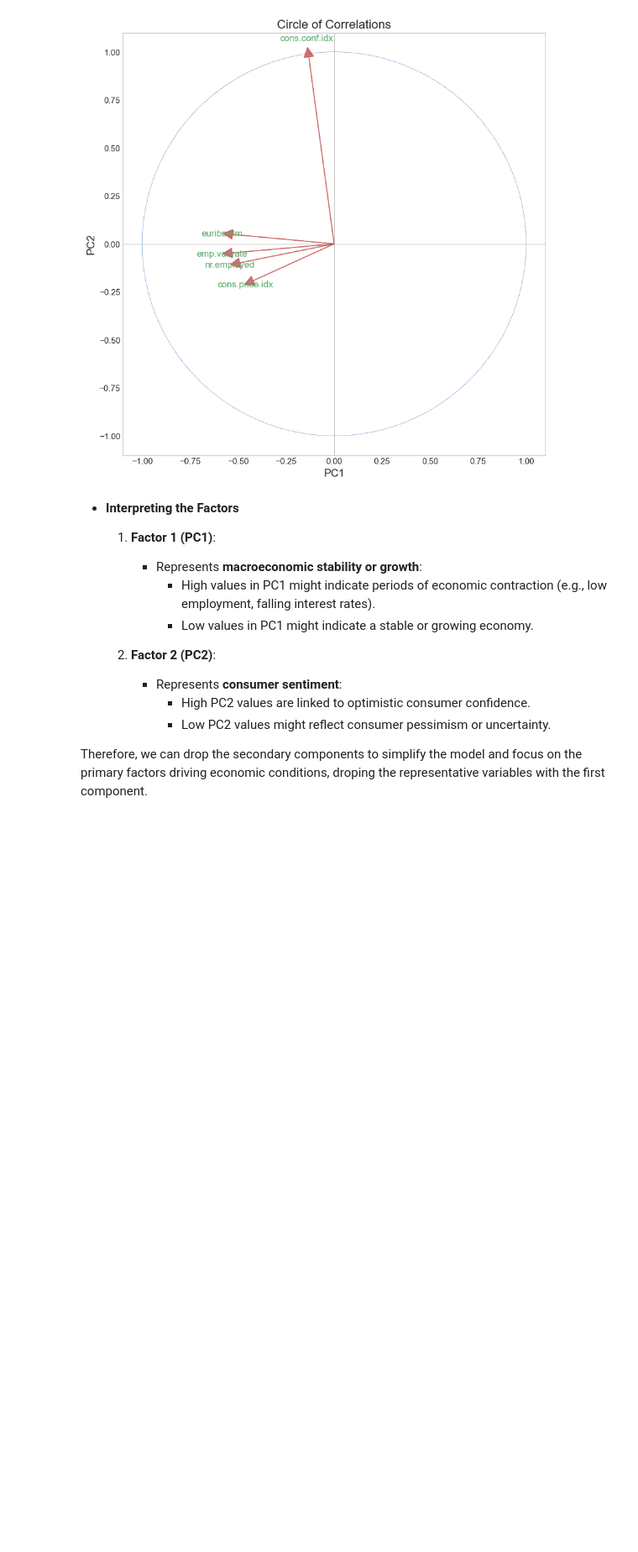
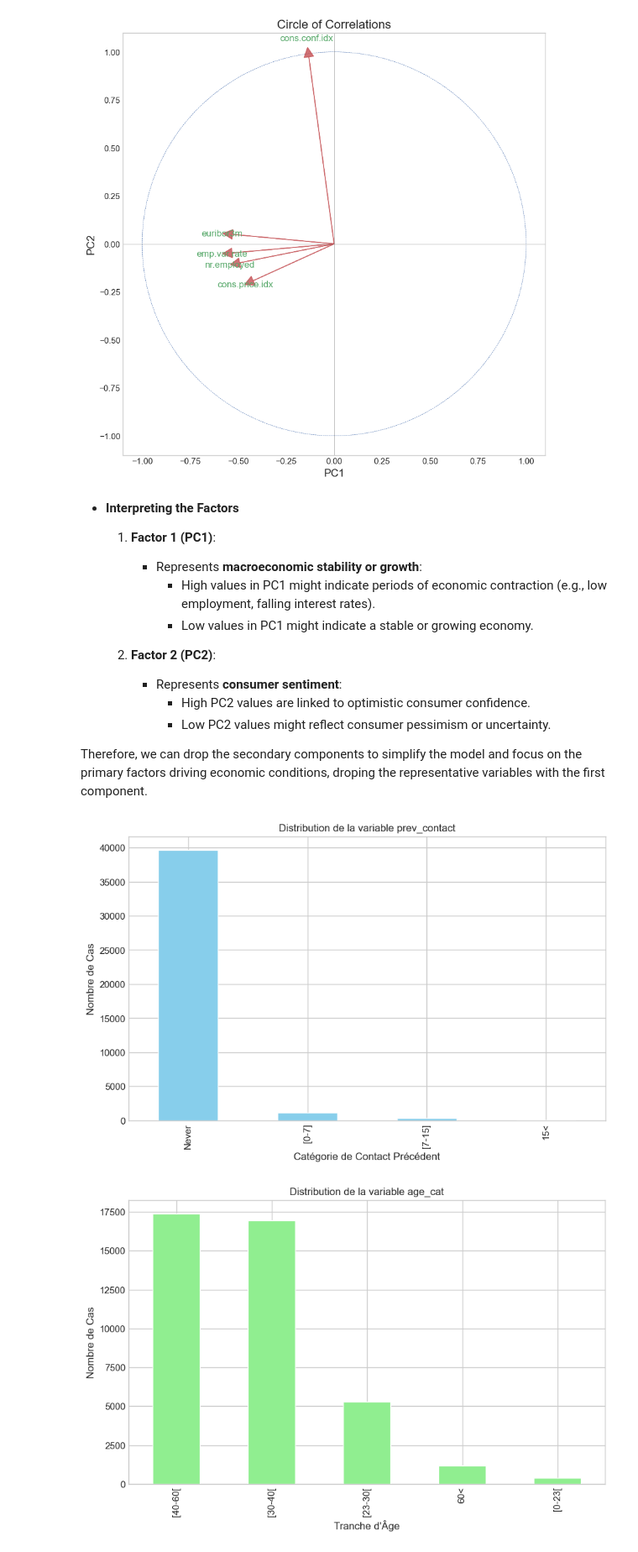
Before and after one commit to SarcasticMatrix/ml-python, a Jupyter notebook: Exploratory analysis & Feature engineering.ipynb, the cells around one changed output. Shown at 84% size. Saved outputs shown, nothing was run; the diff lists cells and outputs as text; code cells hidden in the pictures; blank space fills up the shorter version.

```diff
--- a/Exploratory analysis & Feature engineering.ipynb
+++ b/Exploratory analysis & Feature engineering.ipynb
@@ -701,3 +704,50 @@ Therefore, we can drop the secondary components to simplify the model and focus
 # %%
 data['econStabSentPCA']=principal_components["PC1"]
 Cols_to_drop.extend(economic_factors.columns.drop('cons.conf.idx').tolist())
+# %%
+import pandas as pd
+import matplotlib.pyplot as plt
+
+# Assuming data is the DataFrame with your data
+# Creating the new features
+
+# 1. Create 'prev_contact' based on 'pdays'
+data['prev_contact'] = pd.cut(data['pdays'],
+                            bins=[-1, 0, 8, 16, 28],
+                            right=False,
+                            labels=['Never', '[0-7]', '[7-15]', '15<'])
+
+# 2. Create 'age_cat' based on 'age'
+data['age_cat'] = pd.cut(data['age'],
+                      bins=[0, 23-0.01, 30-0.01, 40-0.01, 60-0.01, 100],
+                      labels=['[0-23[', '[23-30[', '[30-40[', '[40-60[', '60<'])
+
+# 3. Create 'campaign_efficiency' based on 'previous' and 'campaign'
+data['campaign_efficiency'] = data.apply(lambda row: row['previous'] / row['campaign'] if row['poutcome'] == 'success' else 0, axis=1)
+
+# Plot the distribution of 'prev_contact'
+plt.figure(figsize=(10, 6))
+data['prev_contact'].value_counts().plot(kind='bar', color='skyblue')
+plt.title('Distribution de la variable prev_contact')
+plt.xlabel('Catégorie de Contact Précédent')
+plt.ylabel('Nombre de Cas')
+plt.savefig('prev_contact_dist.png')
+
+# Plot the distribution of 'age_cat'
+plt.figure(figsize=(10, 6))
+data['age_cat'].value_counts().plot(kind='bar', color='lightgreen')
+plt.title('Distribution de la variable age_cat')
+plt.xlabel('Tranche d\'Âge')
+plt.ylabel('Nombre de Cas')
+plt.savefig('age_cat_dist.png')
+
+# Plot the distribution of 'campaign_efficiency'
+plt.figure(figsize=(10, 6))
+data['campaign_efficiency'].plot(kind='hist', bins=30, color='orange', edgecolor='black')
+plt.title('Distribution de l\'efficacité de la campagne')
+plt.xlabel('Efficacité de la Campagne')
+plt.ylabel('Fréquence')
+plt.savefig('campaign_efficiency_dist.png')
+# %% [output]
+[figure, added]
+[figure, added]
```
Also changed, not shown: parts of 2 cells of this notebook.
